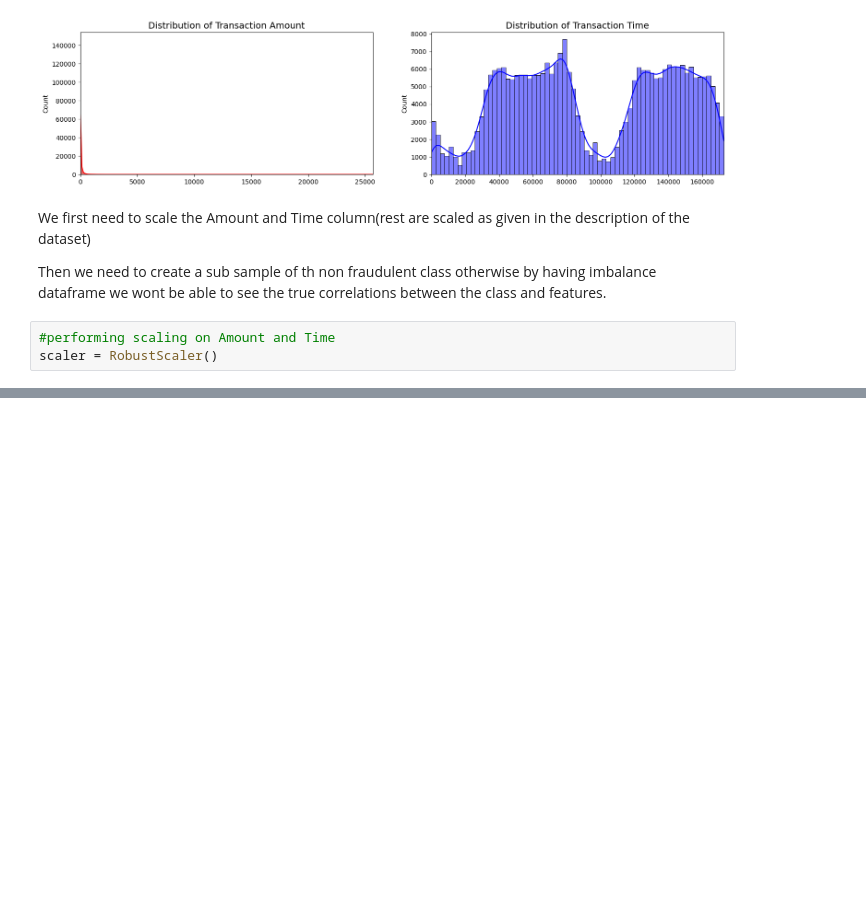
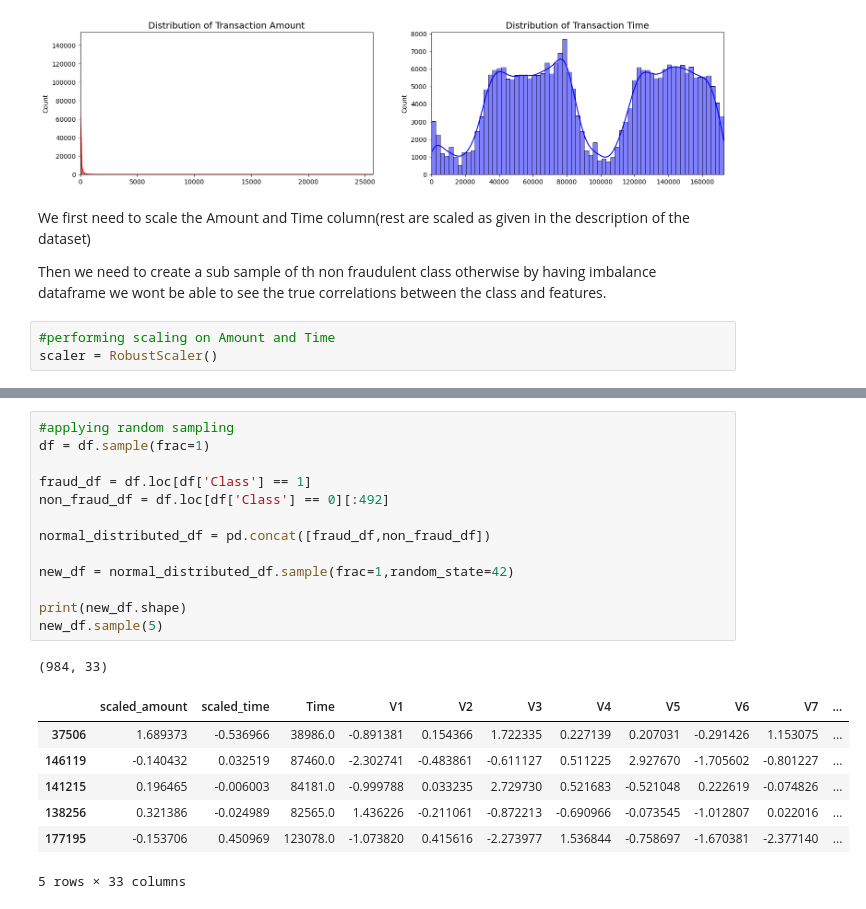
Before and after one commit to harshitaphadtare/credit-fraud, a Jupyter notebook: main.ipynb, the cells around one changed output, grey strips where cells are left out. Drawn from its saved outputs; the diff is of its cells as text; blank space fills up the shorter version.

```diff
--- a/main.ipynb
+++ b/main.ipynb
@@ -125,0 +154,22 @@ df.sample(5)
+# %%
+#applying random sampling
+df = df.sample(frac=1)
+
+fraud_df = df.loc[df['Class'] == 1]
+non_fraud_df = df.loc[df['Class'] == 0][:492]
+
+normal_distributed_df = pd.concat([fraud_df,non_fraud_df])
+
+new_df = normal_distributed_df.sample(frac=1,random_state=42)
+
+print(new_df.shape)
+new_df.sample(5)
+# %% [output]
+(984, 33)
+|  | scaled_amount | scaled_time | Time | V1 | V2 | V3 | V4 | V5 | V6 | V7 | ... |
+| 37506 | 1.689373 | -0.536966 | 38986.0 | -0.891381 | 0.154366 | 1.722335 | 0.227139 | 0.207031 | -0.291426 | 1.153075 | ... |
+| 146119 | -0.140432 | 0.032519 | 87460.0 | -2.302741 | -0.483861 | -0.611127 | 0.511225 | 2.927670 | -1.705602 | -0.801227 | ... |
+| 141215 | 0.196465 | -0.006003 | 84181.0 | -0.999788 | 0.033235 | 2.729730 | 0.521683 | -0.521048 | 0.222619 | -0.074826 | ... |
+| 138256 | 0.321386 | -0.024989 | 82565.0 | 1.436226 | -0.211061 | -0.872213 | -0.690966 | -0.073545 | -1.012807 | 0.022016 | ... |
+| 177195 | -0.153706 | 0.450969 | 123078.0 | -1.073820 | 0.415616 | -2.273977 | 1.536844 | -0.758697 | -1.670381 | -2.377140 | ... |
+5 rows × 33 columns
```
Also changed, not shown: parts of 7 cells of this notebook.
